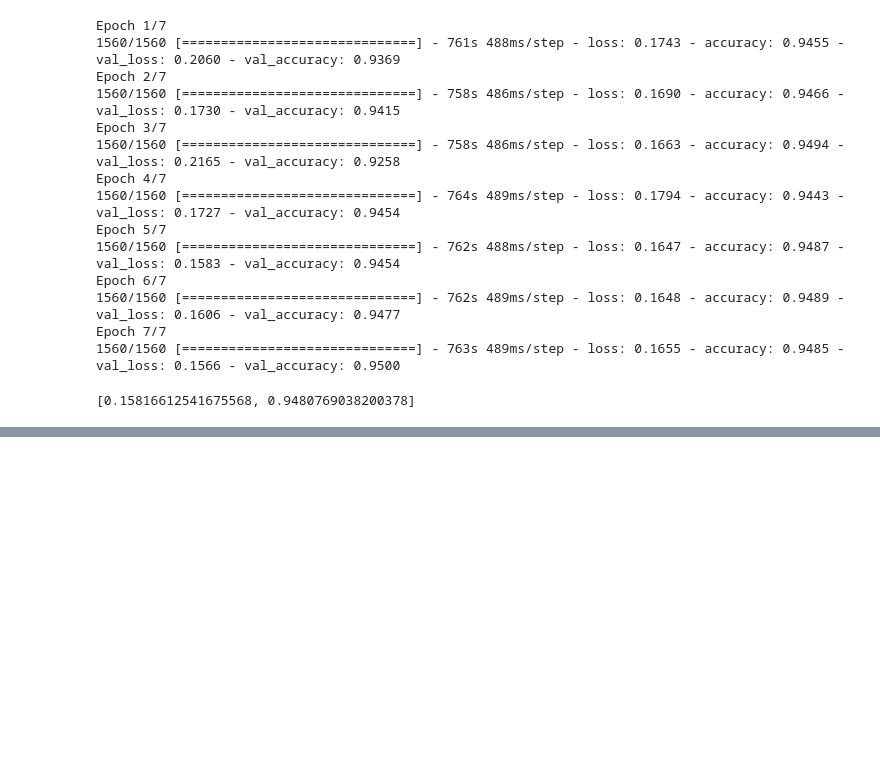
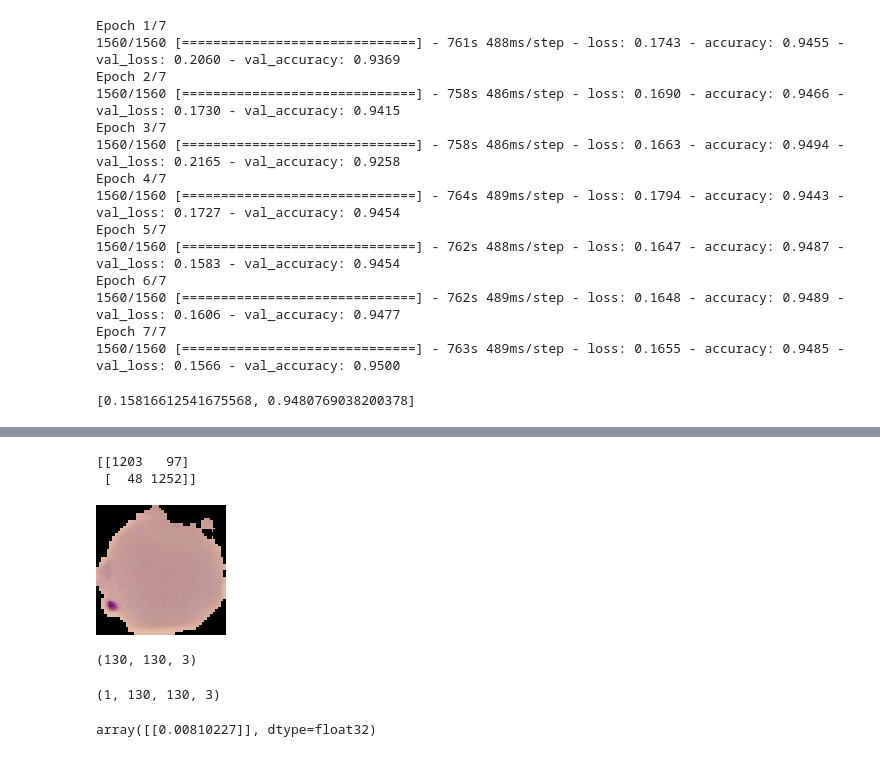
Before and after one commit to Dimisz/tensorflow_lectures, a Jupyter notebook: CNN_lecture.ipynb, the cells around one changed output, grey strips where cells are left out. Cells and saved outputs as stored; diff of their text form; code cells hidden in the pictures; blank space fills up the shorter version.

```diff
--- a/CNN_lecture.ipynb
+++ b/CNN_lecture.ipynb
@@ -806,0 +843,5 @@ downloaded_model.evaluate_generator(test_image_gen)
+# %%
+print(confusion_matrix(test_image_gen.classes, predictions))
+# %% [output]
+[[1203   97]
+ [  48 1252]]
@@ -806,0 +850,5 @@ downloaded_model.evaluate_generator(test_image_gen)
+# %%
+my_image = image.load_img(para_cell, target_size=(130,130,3))
+my_image
+# %% [output]
+[figure, added]
@@ -806,0 +857,4 @@ downloaded_model.evaluate_generator(test_image_gen)
+# %%
+my_image_array.shape
+# %% [output]
+(130, 130, 3)
@@ -806,0 +863,8 @@ downloaded_model.evaluate_generator(test_image_gen)
+# %%
+my_image_array.shape
+# %% [output]
+(1, 130, 130, 3)
+# %%
+downloaded_model.predict(my_image_array)
+# %% [output]
+array([[0.00810227]], dtype=float32)
```
Also changed, not shown: parts of 20 cells of this notebook.
